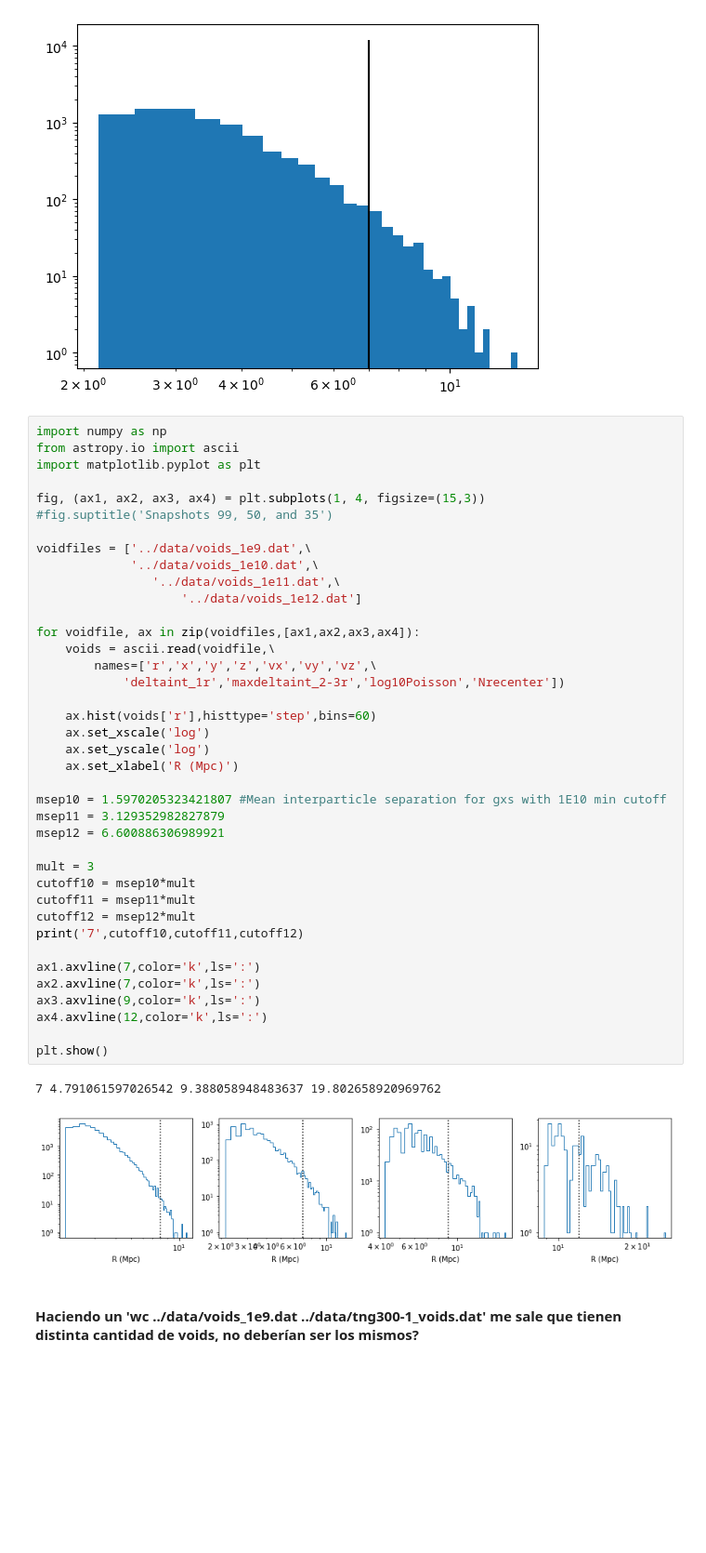
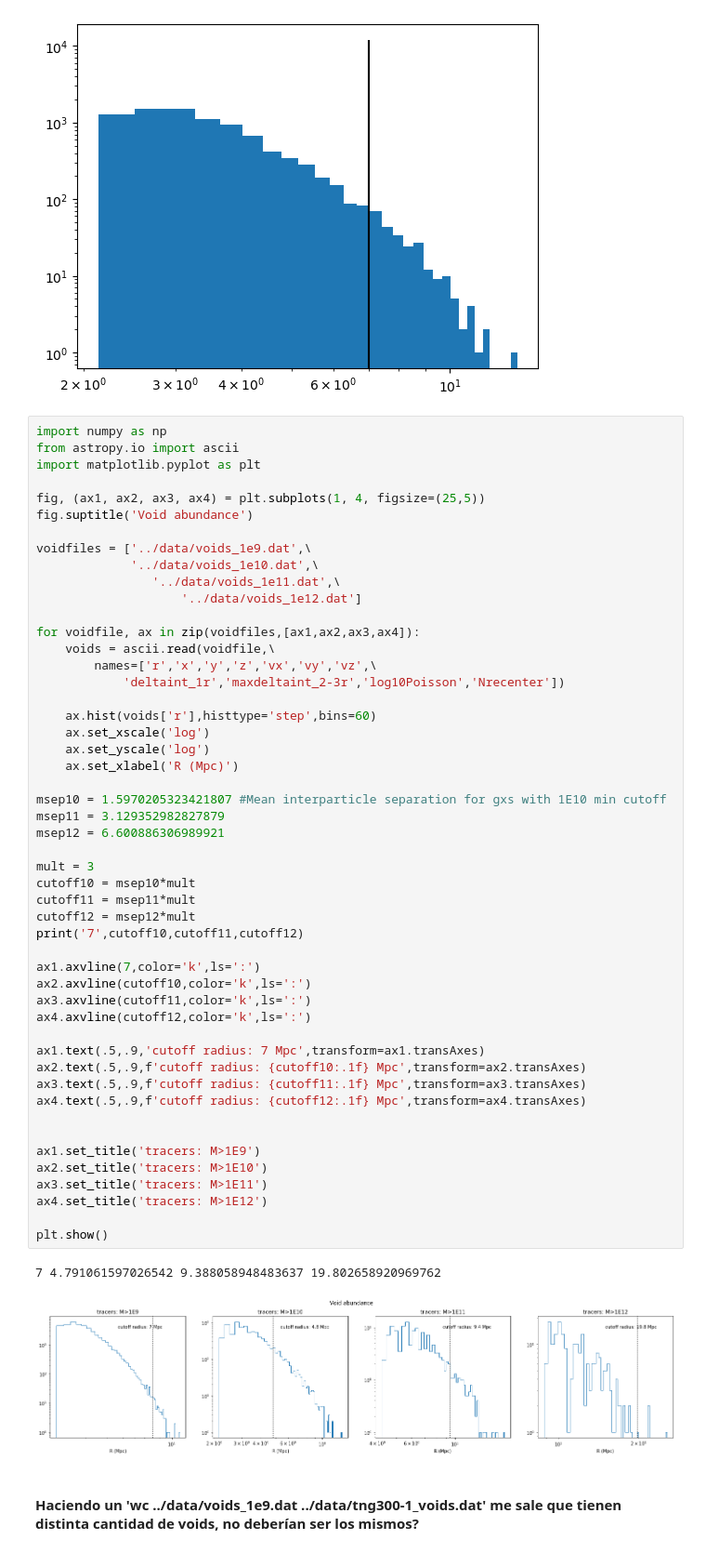
Before and after one commit to FedeDavilaKurban/VPF, a Jupyter notebook: test_voidsCutoffRadius.ipynb, the cells around one changed output. Shown at 93% size. Cells and saved outputs as stored; diff of their text form; blank space fills up the shorter version.

```diff
--- a/test_voidsCutoffRadius.ipynb
+++ b/test_voidsCutoffRadius.ipynb
@@ -40,43 +40,54 @@ import numpy as np
 from astropy.io import ascii
 import matplotlib.pyplot as plt
 
-fig, (ax1, ax2, ax3, ax4) = plt.subplots(1, 4, figsize=(15,3))
-#fig.suptitle('Snapshots 99, 50, and 35')
+fig, (ax1, ax2, ax3, ax4) = plt.subplots(1, 4, figsize=(25,5))
+fig.suptitle('Void abundance')
 
 voidfiles = ['../data/voids_1e9.dat',\
              '../data/voids_1e10.dat',\
                 '../data/voids_1e11.dat',\
                     '../data/voids_1e12.dat']
 
 for voidfile, ax in zip(voidfiles,[ax1,ax2,ax3,ax4]):
     voids = ascii.read(voidfile,\
         names=['r','x','y','z','vx','vy','vz',\
             'deltaint_1r','maxdeltaint_2-3r','log10Poisson','Nrecenter'])
 
     ax.hist(voids['r'],histtype='step',bins=60)
     ax.set_xscale('log')
     ax.set_yscale('log')
     ax.set_xlabel('R (Mpc)')
 
 msep10 = 1.5970205323421807 #Mean interparticle separation for gxs with 1E10 min cutoff
 msep11 = 3.129352982827879
 msep12 = 6.600886306989921
 
 mult = 3
 cutoff10 = msep10*mult
 cutoff11 = msep11*mult
 cutoff12 = msep12*mult
 print('7',cutoff10,cutoff11,cutoff12)
 
 ax1.axvline(7,color='k',ls=':')
-ax2.axvline(7,color='k',ls=':')
-ax3.axvline(9,color='k',ls=':')
-ax4.axvline(12,color='k',ls=':')
+ax2.axvline(cutoff10,color='k',ls=':')
+ax3.axvline(cutoff11,color='k',ls=':')
+ax4.axvline(cutoff12,color='k',ls=':')
+
+ax1.text(.5,.9,'cutoff radius: 7 Mpc',transform=ax1.transAxes)
+ax2.text(.5,.9,f'cutoff radius: {cutoff10:.1f} Mpc',transform=ax2.transAxes)
+ax3.text(.5,.9,f'cutoff radius: {cutoff11:.1f} Mpc',transform=ax3.transAxes)
+ax4.text(.5,.9,f'cutoff radius: {cutoff12:.1f} Mpc',transform=ax4.transAxes)
+
+
+ax1.set_title('tracers: M>1E9')
+ax2.set_title('tracers: M>1E10')
+ax3.set_title('tracers: M>1E11')
+ax4.set_title('tracers: M>1E12')
 
 plt.show()
 # %% [output]
 7 4.791061597026542 9.388058948483637 19.802658920969762
-[figure, old version]
+[figure, new version]
 # %% [markdown]
 #### Haciendo un 'wc ../data/voids_1e9.dat ../data/tng300-1_voids.dat' me sale que tienen distinta cantidad de voids, no deberían ser los mismos?
 # %%
```
